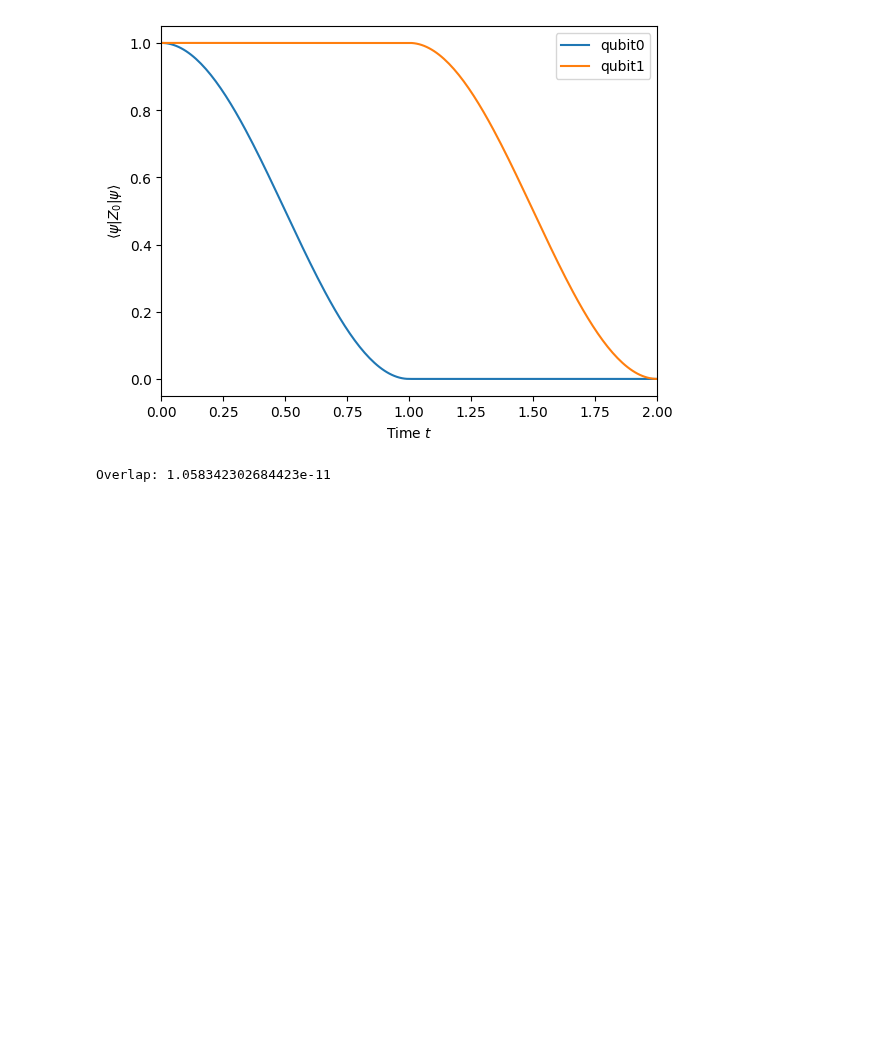
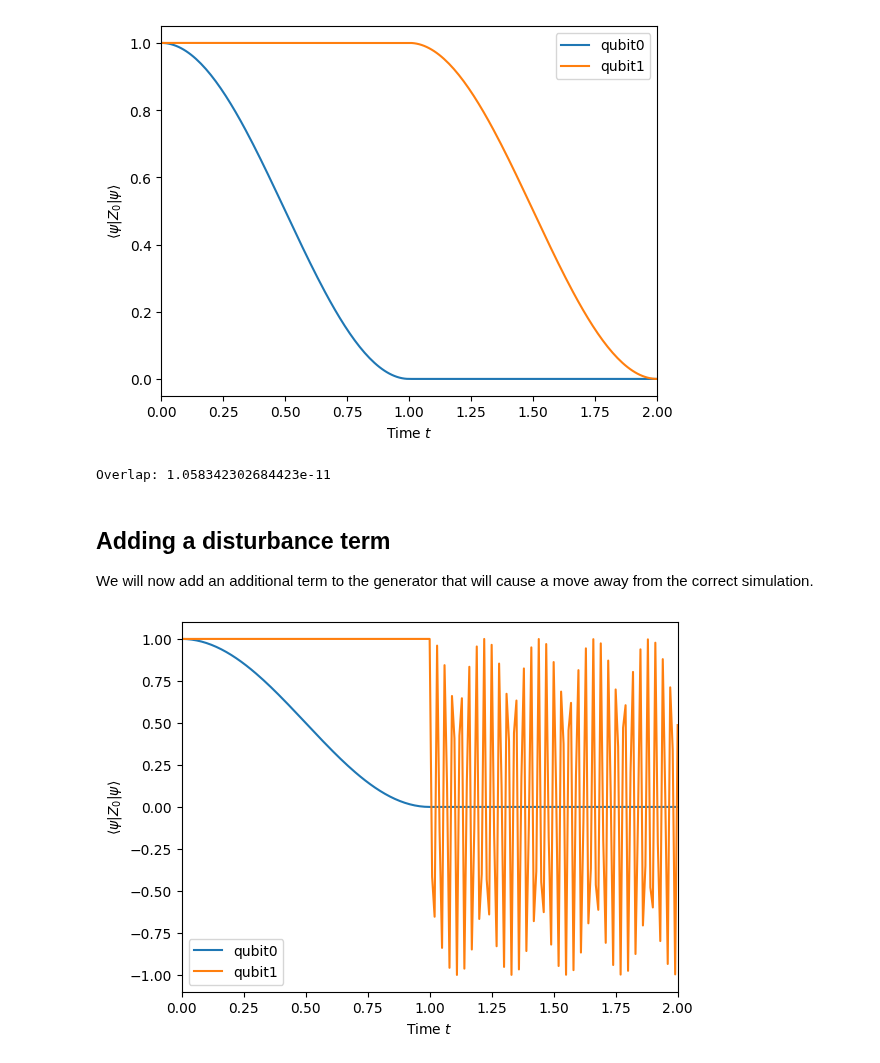
Before and after one commit to Drachier/PyTreeNet, a Jupyter notebook: example_notebooks/qcircuit/qcircuit.ipynb, the cells around one changed output. Drawn from its saved outputs; the diff is of its cells as text; code cells hidden in the pictures; blank space fills up the shorter version.

```diff
--- a/example_notebooks/qcircuit/qcircuit.ipynb
+++ b/example_notebooks/qcircuit/qcircuit.ipynb
@@ -296,3 +293,6 @@ found = bug.state.completely_contract_tree()[0].reshape((4,))
 print("Overlap:", 1 - np.abs(correct.T.conj() @ found))
 # %% [output]
 Overlap: 1.058342302684423e-11
+# %% [markdown]
+## Adding a disturbance term
+We will now add an additional term to the generator that will cause a move away from the correct simulation.
@@ -298,0 +305,29 @@ Overlap: 1.058342302684423e-11
+# %%
+qc = QCircuit()
+qc.add_hadamard(q_name(0))
+qc.add_cnot(q_name(0), q_name(1), level_index=1)
+comp_qc = qc.compile()
+strength = -100
+disturbance = Hamiltonian([(Fraction(1),"s",TensorProduct({q_name(0): "Z", q_name(1): "Z"}))],
+                          conversion_dictionary={"Z": pauli_matrices()[0]},
+                          coeffs_mapping={"s": strength})
+comp_qc.add_hamiltonian(disturbance)
+mps = two_qubit_zero_state()
+ttno = comp_qc.to_time_dep_ttno(mps)
+ops = local_magnetisation_from_topology(Topology.CHAIN, 2, site_prefix=q_prefix)
+final_time = 2.0
+config = BUGConfig(time_evo_mode=TimeEvoMode.RK45,
+                   time_dep=True)
+solver_options = {"rtol": 1e-6, "atol": 1e-6}
+bug = BUG(mps, ttno, time_step_size, final_time, ops,
+          config=config,
+          solver_options=solver_options)
+bug.run()
+results = bug.results
+times = results.times()
+prob_0 = results.operator_result(q_name(0), realise=True)
+prob_1 = results.operator_result(q_name(1), realise=True)
+# %%
+plot_two_qubit_prob(times, prob_0, prob_1)
+# %% [output]
+[figure, added]
```
Also changed, not shown: parts of 2 cells of this notebook.
